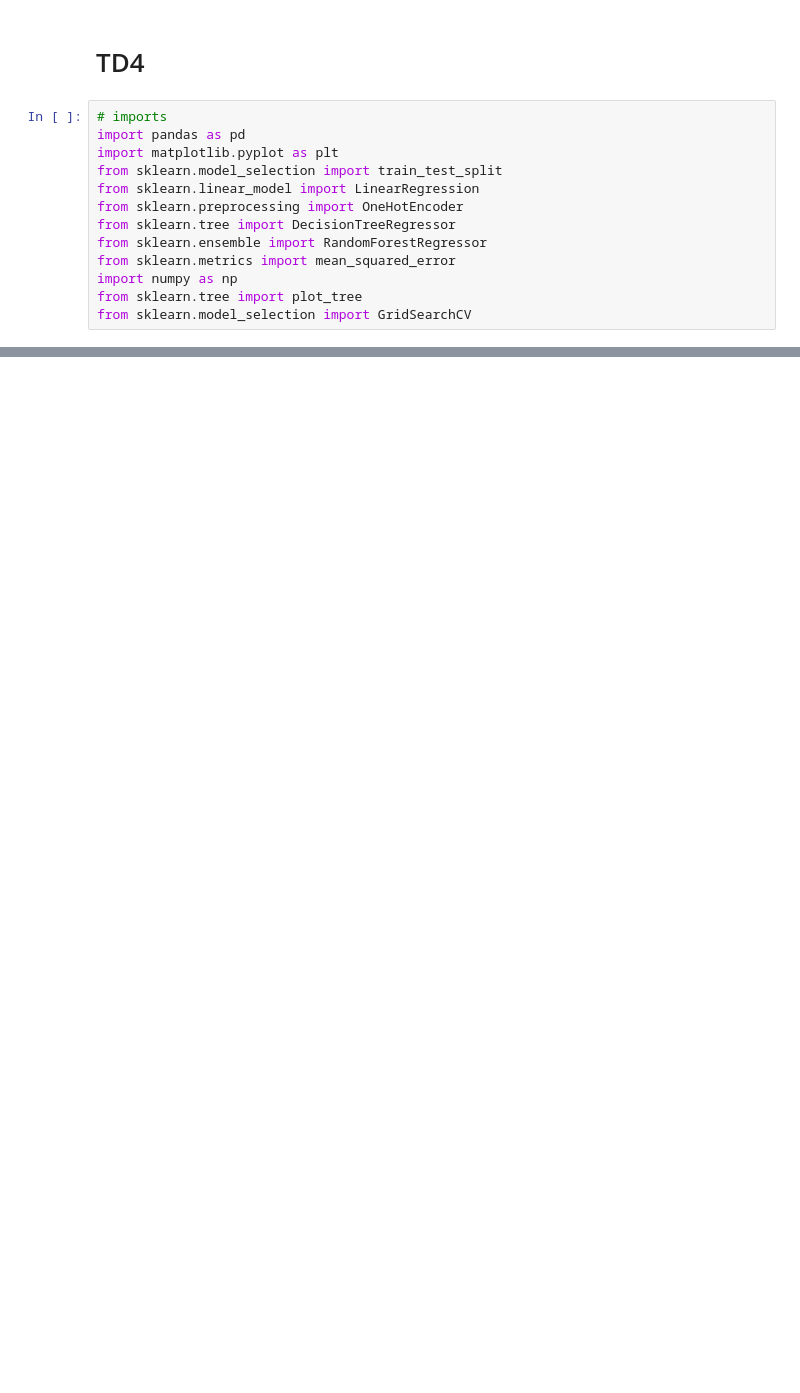
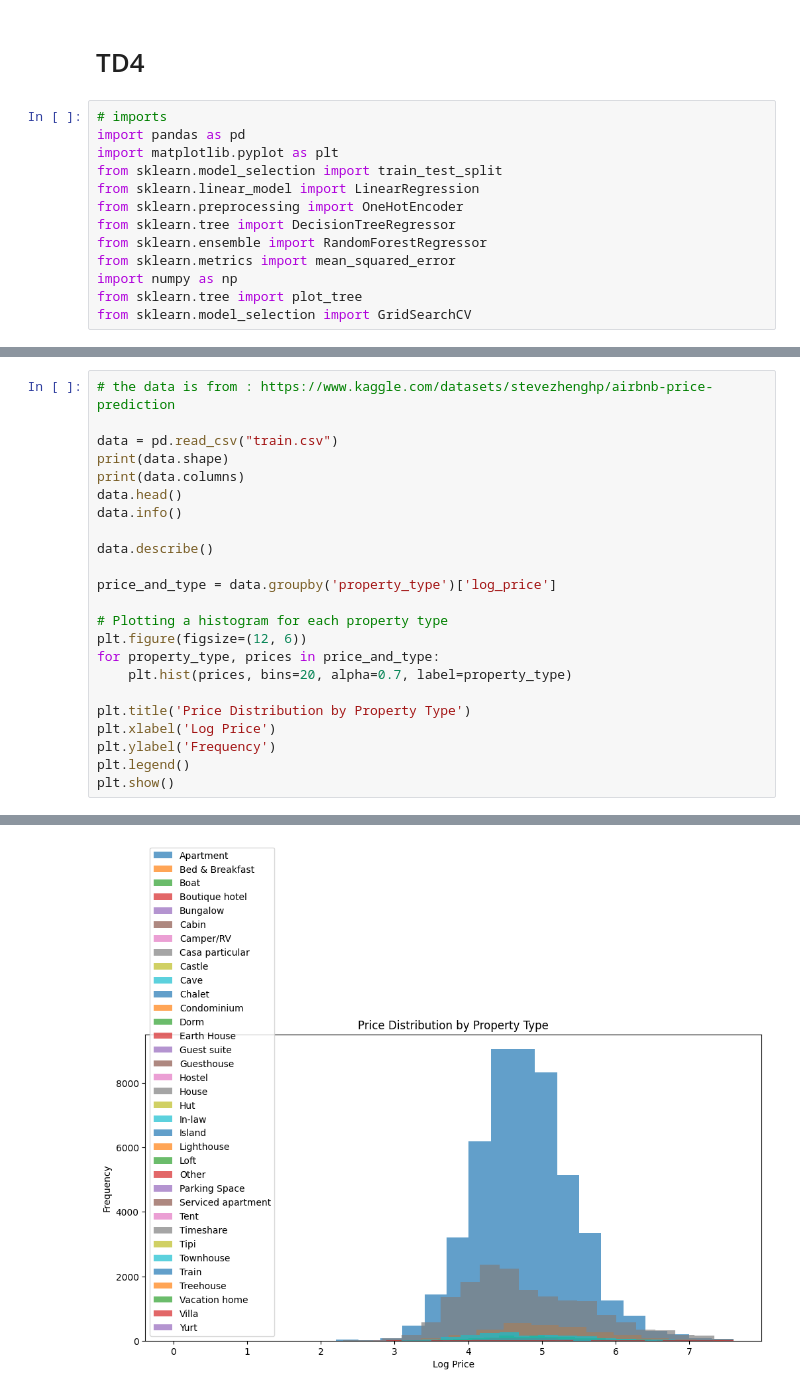
Before and after one commit to Marc94440/TD4_Explainability_AI, a Jupyter notebook: Untitled-1.ipynb, the cells around one changed output, grey strips where cells are left out. Saved outputs shown, nothing was run; the diff lists cells and outputs as text; blank space fills up the shorter version.

```diff
--- a/Untitled-1.ipynb
+++ b/Untitled-1.ipynb
@@ -31,0 +16,24 @@ data.head(10)
+# %%
+# the data is from : https://www.kaggle.com/datasets/stevezhenghp/airbnb-price-prediction
+
+data = pd.read_csv("train.csv")
+print(data.shape)
+print(data.columns)
+data.head()
+data.info()
+
+data.describe()
+
+price_and_type = data.groupby('property_type')['log_price']
+
+# Plotting a histogram for each property type
+plt.figure(figsize=(12, 6))
+for property_type, prices in price_and_type:
+    plt.hist(prices, bins=20, alpha=0.7, label=property_type)
+
+plt.title('Price Distribution by Property Type')
+plt.xlabel('Log Price')
+plt.ylabel('Frequency')
+plt.legend()
+plt.show()
+# %% [output]
@@ -31,0 +57 @@ data.head(10)
+[figure, added]
```
Also changed, not shown: parts of 2 cells of this notebook.
